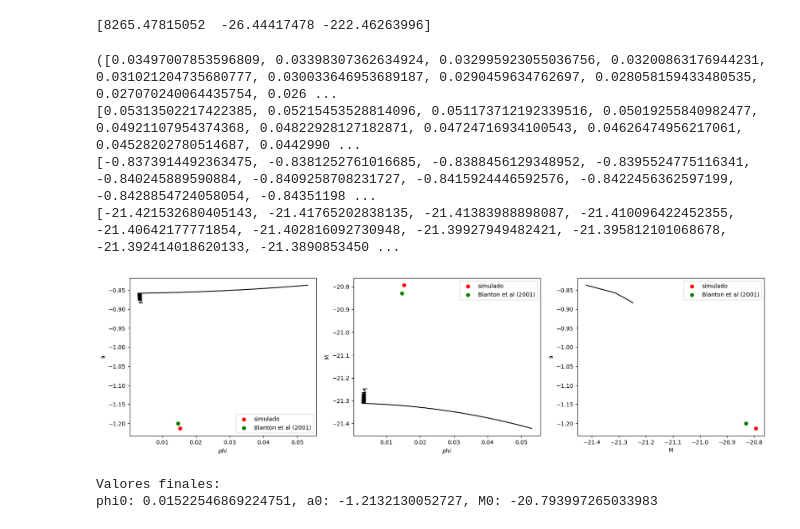
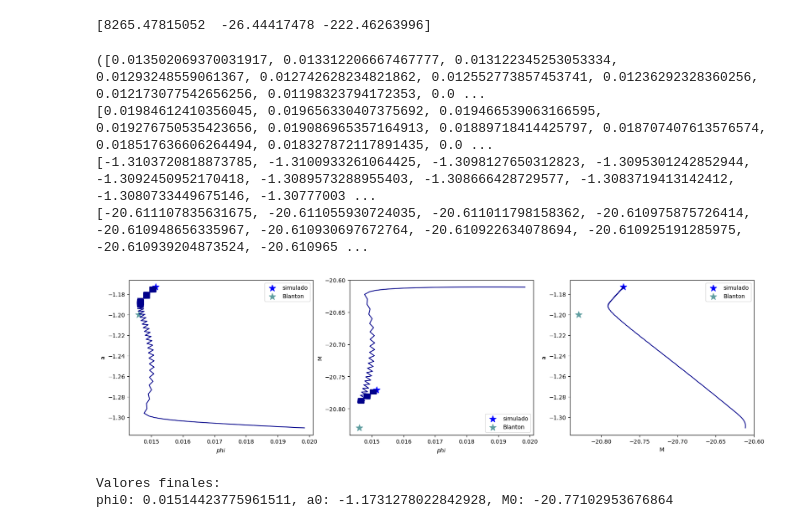
Before and after one commit to Cami-hormaeche/Astrometria2024, a Jupyter notebook: practico4/practico4-nueva.ipynb, the cells around one changed output. Cells and saved outputs as stored; diff of their text form; code cells hidden in the pictures.

```diff
--- a/practico4/practico4-nueva.ipynb
+++ b/practico4/practico4-nueva.ipynb
@@ -728,56 +726,57 @@ def metodo_gradiente_descendiente_likhood(y, M, sigma, phi0lim, M0lim, alim, eta
 
     return phi_l, a_l, M_l
 # %%
-print(metodo_gradiente_descendiente_likhood(y=datos['PHI'], M=datos['MAG'], sigma=sigma, phi0lim=phi0lim, M0lim=M0lim, alim=alim, eta=eta, N=100))
-phi_l, a_l, M_l = metodo_gradiente_descendiente_likhood(y=datos['PHI'], M=datos['MAG'], sigma=sigma, phi0lim=phi0lim, M0lim=M0lim, alim=alim, eta=eta, N=100)
 
+print(metodo_gradiente_descendiente_likhood(y=datos['PHI'], M=datos['MAG'], sigma=sigma, phi0lim=phi0lim, M0lim=M0lim, alim=alim, eta=0.01, N=1000))
+phi_l, a_l, M_l = metodo_gradiente_descendiente_likhood(y=datos['PHI'], M=datos['MAG'], sigma=sigma, phi0lim=phi0lim, M0lim=M0lim, alim=alim, eta=0.01, N=1000)
+
+# Imprimir las trayectorias de los parámetros
 print(phi_l)
 print(a_l)
 print(M_l)
 # %% [output]
-([0.03497007853596809, 0.03398307362634924, 0.032995923055036756, 0.03200863176944231, 0.031021204735680777, 0.030033646953689187, 0.0290459634762697, 0.028058159433480535, 0.027070240064435754, 0.026 ...
-[0.05313502217422385, 0.05215453528814096, 0.051173712192339516, 0.05019255840982477, 0.04921107954374368, 0.04822928127182871, 0.04724716934100543, 0.04626474956217061, 0.04528202780514687, 0.0442990 ...
-[-0.8373914492363475, -0.8381252761016685, -0.8388456129348952, -0.8395524775116341, -0.840245889590884, -0.8409258708231727, -0.8415924446592576, -0.8422456362597199, -0.8428854724058054, -0.84351198 ...
-[-21.421532680405143, -21.41765202838135, -21.41383988898087, -21.410096422452355, -21.40642177771854, -21.402816092730948, -21.39927949482421, -21.395812101068678, -21.392414018620133, -21.3890853450 ...
+([0.013502069370031917, 0.013312206667467777, 0.013122345253053334, 0.01293248559061367, 0.012742628234821862, 0.012552773857453741, 0.01236292328360256, 0.012173077542656256, 0.01198323794172353, 0.0 ...
+[0.01984612410356045, 0.019656330407375692, 0.019466539063166595, 0.019276750535423656, 0.019086965357164913, 0.01889718414425797, 0.018707407613576574, 0.018517636606264494, 0.018327872117891435, 0.0 ...
+[-1.3103720818873785, -1.3100933261064425, -1.3098127650312823, -1.3095301242852944, -1.3092450952170418, -1.3089573288955403, -1.308666428729577, -1.3083719413142412, -1.3080733449675146, -1.30777003 ...
+[-20.611107835631675, -20.611055930724035, -20.611011798158362, -20.610975875726414, -20.610948656335967, -20.610930697672764, -20.610922634078694, -20.610925191285975, -20.610939204873524, -20.610965 ...
 # %%
-
 # Visualización de los resultados
-phi_blanton= 0.0146
-a_blanton=  -1.20
-M_blanton= -20.83  # Valores de referencia
+phi_blanton = 0.0146
+a_blanton = -1.20
+M_blanton = -20.83  # Valores de referencia
 
 plt.figure(figsize=(20, 5))
 
 plt.subplot(1, 3, 1)
-plt.plot(phi_l, a_l, color='black')
-plt.scatter(phi0, a0, color='red', label='simulado')
-plt.scatter(phi_blanton, a_blanton, color='green', label='Blanton')
+plt.plot(phi_l, a_l, color='darkblue')
+plt.scatter(phi_l[-1], a_l[-1], color='blue', s=150, marker='*', label='simulado')
+plt.scatter(phi_blanton, a_blanton, color='cadetblue', s=150, marker='*', label='Blanton')
 plt.xlabel('$phi$')
 plt.ylabel('a')
 plt.legend()
 
 plt.subplot(1, 3, 2)
-plt.plot(phi_l, M_l, color='black')
-plt.scatter(phi0, M0, color='red', label='simulado')
-plt.scatter(phi_blanton, M_blanton, color='green', label='Blanton')
+plt.plot(phi_l, M_l, color='darkblue')
+plt.scatter(phi_l[-1], M_l[-1], color='blue', s=150, marker='*', label='simulado')
+plt.scatter(phi_blanton, M_blanton, color='cadetblue', s=150, marker='*', label='Blanton')
 plt.xlabel('$phi$')
 plt.ylabel('M')
 plt.legend()
 
 plt.subplot(1, 3, 3)
-plt.plot(M_l, a_l, color='black')
-plt.scatter(M0, a0, color='red', label='simulado')
-plt.scatter(M_blanton, a_blanton, color='green', label='Blanton')
+plt.plot(M_l, a_l, color='darkblue')
+plt.scatter(M_l[-1], a_l[-1], color='blue', s=150, marker='*', label='simulado')
+plt.scatter(M_blanton, a_blanton, color='cadetblue', s=150, marker='*', label='Blanton')
 plt.xlabel('M')
 plt.ylabel('a')
 plt.legend()
 
 plt.show()
 
 # Valores finales de los parámetros
 print("Valores finales:")
-print(f"phi0: {phi0}, a0: {a0}, M0: {M0}")
+print(f"phi0: {phi_l[-1]}, a0: {a_l[-1]}, M0: {M_l[-1]}")
 # %% [output]
-[figure, old version]
+[figure, new version]
 Valores finales:
-phi0: 0.01522546869224751, a0: -1.2132130052727, M0: -20.793997265033983
+phi0: 0.01514423775961511, a0: -1.1731278022842928, M0: -20.77102953676864
```
Also changed, not shown: parts of 7 cells of this notebook.
